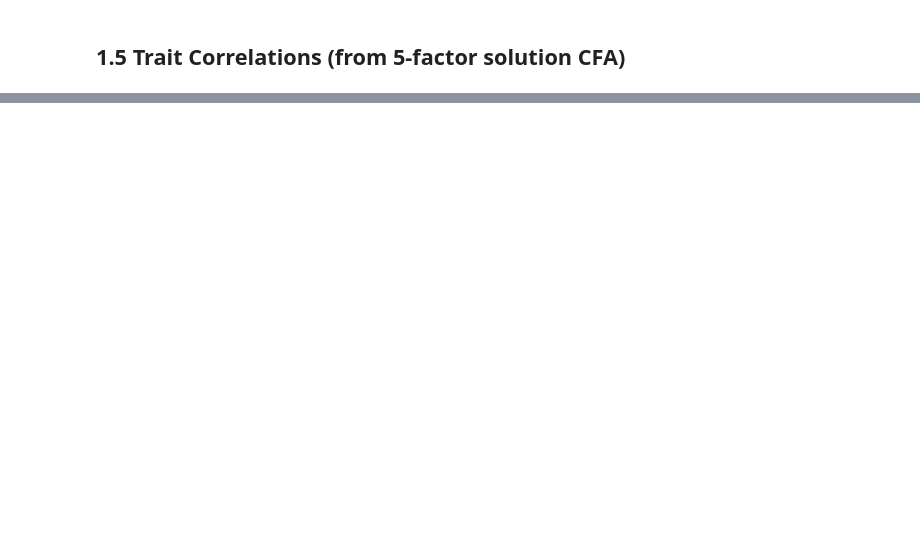
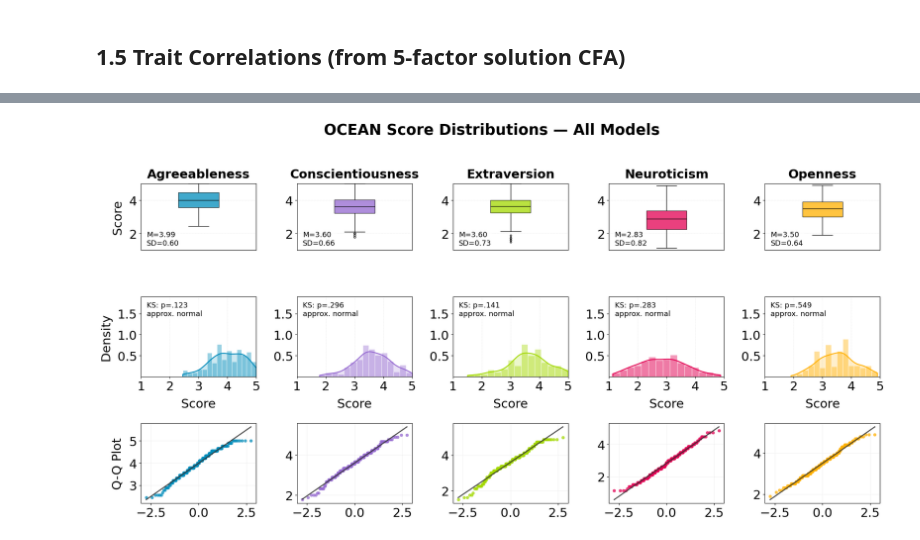
Before and after one commit to ellisalicante/BigFive-LLM-Evaluation, a Jupyter notebook: exp/03_large_scale_administration/eval_norms.ipynb, the cells around one changed output, grey strips where cells are left out. Saved outputs shown, nothing was run; the diff lists cells and outputs as text; code cells hidden in the pictures; blank space fills up the shorter version.

```diff
--- a/exp/03_large_scale_administration/eval_norms.ipynb
+++ b/exp/03_large_scale_administration/eval_norms.ipynb
@@ -307,0 +346,36 @@ fig = plot_trait_covariances(
+# %%
+# 7) HUMAN DISTRIBUTION
+df = pd.read_csv("../../dat/03_large_scale_administration/BFI228.csv")
+item_cols = df.columns
+
+df_items = df[item_cols].copy()
+r_cols = [c for c in df_items.columns if c.endswith('R')]
+df_items[r_cols] = 6 - df_items[r_cols]
+
+trait_map = {
+    'Extraversion': ['talkative', 'researvedR', 'fullenergy', 'enthusiastic', 'quietR',
+          'assertive', 'shyR', 'outgoing'],
+    'Agreeableness': ['findfaultR', 'helpful', 'quarrelsR', 'forgiving', 'trusting',
+          'coldR', 'considerate', 'rudeR', 'cooperative'],
+    'Conscientiousness': ['thorough', 'carelessR', 'reliable', 'disorganizedR', 'lazyR',
+          'persevere', 'efficient', 'plans', 'distractedR'],
+    'Neuroticism': ['blue', 'relaxedR', 'tense', 'worries', 'emostableR',
+          'moody', 'calmR', 'nervous'],
+    'Openness': ['ideas', 'curious', 'ingenious', 'imagination', 'inventive',
+          'artistic', 'routineR', 'reflect', 'nonartisticR', 'sophisticated']
+}
+
+scores = pd.DataFrame({
+    trait: df_items[cols].mean(axis=1) for trait, cols in trait_map.items()
+})
+# %%
+fig = plot_ocean_distributions(
+    scores,
+    cols=OCEAN_COLS,
+    title="OCEAN Score Distributions — All Models",
+    save_path="../../doc/figs/fig_ocean_all_models_HUMAN.png",
+    show_mean=False
+)
+plt.show()
+# %% [output]
+[figure, added]
```
Also changed, not shown: parts of 11 cells of this notebook.
